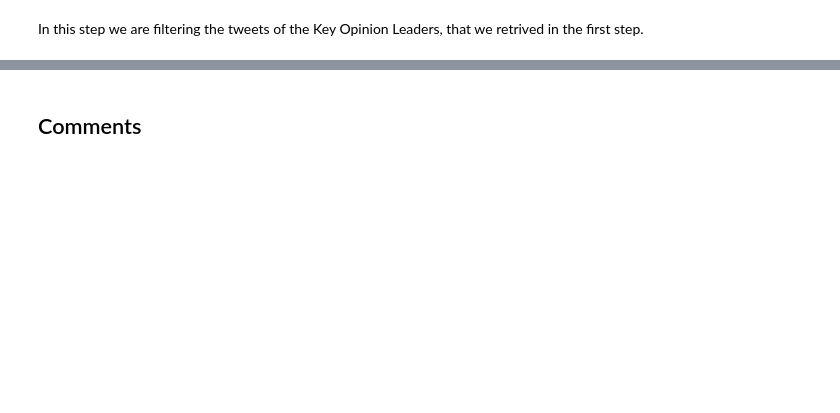
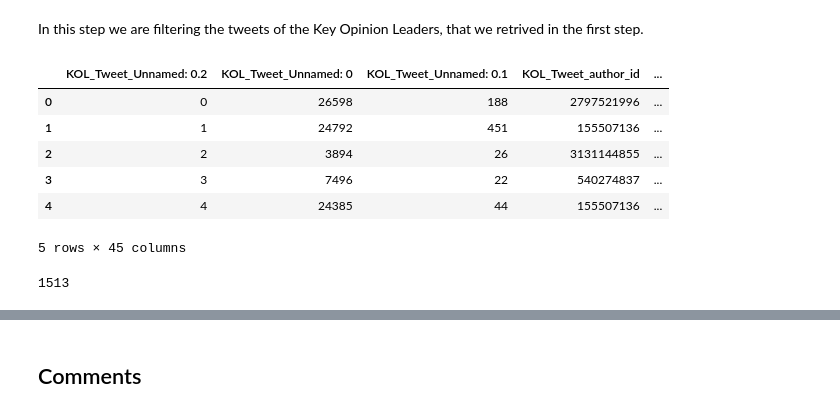
Before and after one commit to Michael-Koban/brexit-package-new, a Jupyter notebook: step 3 retreving comments.ipynb, the cells around one changed output, grey strips where cells are left out. Saved outputs shown, nothing was run; the diff lists cells and outputs as text; code cells hidden in the pictures; blank space fills up the shorter version.

```diff
--- a/step 3 retreving comments.ipynb
+++ b/step 3 retreving comments.ipynb
@@ -13,0 +17,14 @@ tweets_table_filtered = tweets_table_filtered.add_prefix('KOL_Tweet_')
+# %%
+tweets_table_filtered = simple_preprocess_on_tweets_table_filtered("tweets_table_filtered_final_by_rawwaa.xlsx")
+
+display(tweets_table_filtered.head())
+print(tweets_table_filtered.shape[0])
+# %% [output]
+|  | KOL_Tweet_Unnamed: 0.2 | KOL_Tweet_Unnamed: 0 | KOL_Tweet_Unnamed: 0.1 | KOL_Tweet_author_id | ... |
+| 0 | 0 | 26598 | 188 | 2797521996 | ... |
+| 1 | 1 | 24792 | 451 | 155507136 | ... |
+| 2 | 2 | 3894 | 26 | 3131144855 | ... |
+| 3 | 3 | 7496 | 22 | 540274837 | ... |
+| 4 | 4 | 24385 | 44 | 155507136 | ... |
+5 rows × 45 columns
+1513
```
Also changed, not shown: parts of 13 cells of this notebook, 15 other files.
